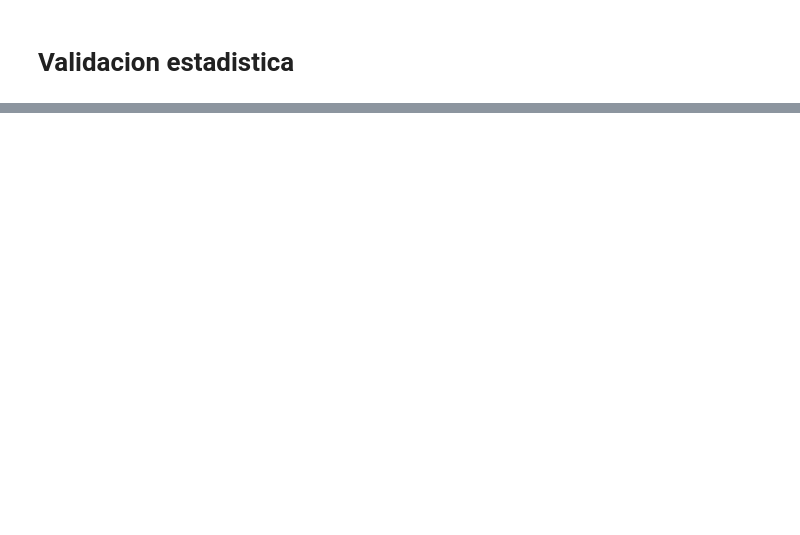
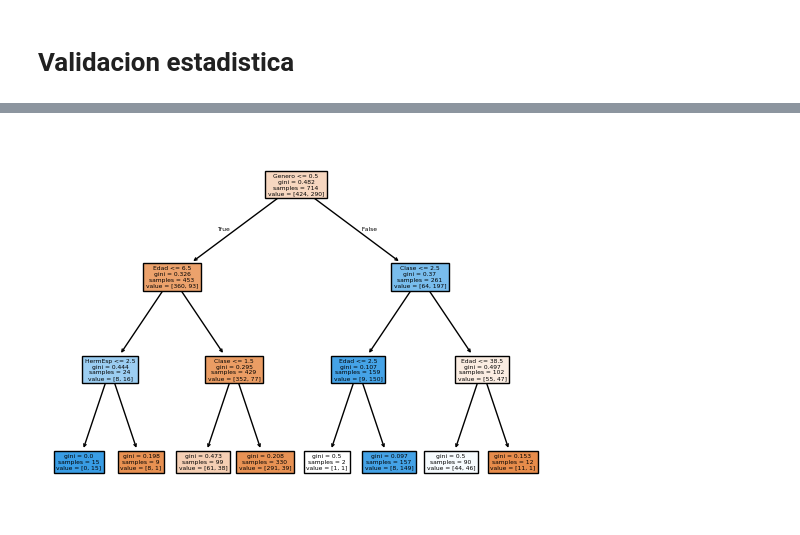
Before and after one commit to mcc-oscar-perez/Python, a Jupyter notebook: Modelo_De_Machine_Learning/Machine_learning_model.ipynb, the cells around one changed output, grey strips where cells are left out. Cells and saved outputs as stored; diff of their text form; code cells hidden in the pictures; blank space fills up the shorter version.

Commit message:
ML model2

```diff
--- a/Modelo_De_Machine_Learning/Machine_learning_model.ipynb
+++ b/Modelo_De_Machine_Learning/Machine_learning_model.ipynb
@@ -102,0 +133,10 @@ plt.show()
+# %%
+plt.Figure(figsize=(10,8))
+tree.plot_tree(
+                Arbol, # modelo
+                filled=True, # rellenamos el arbol de color
+                feature_names=X.columns # asiganmos nombre a las columnas con las que hay en el dataframe X
+                )
+plt.show()
+# %% [output]
+[figure, added]
```
Also changed, not shown: parts of 13 cells of this notebook.
